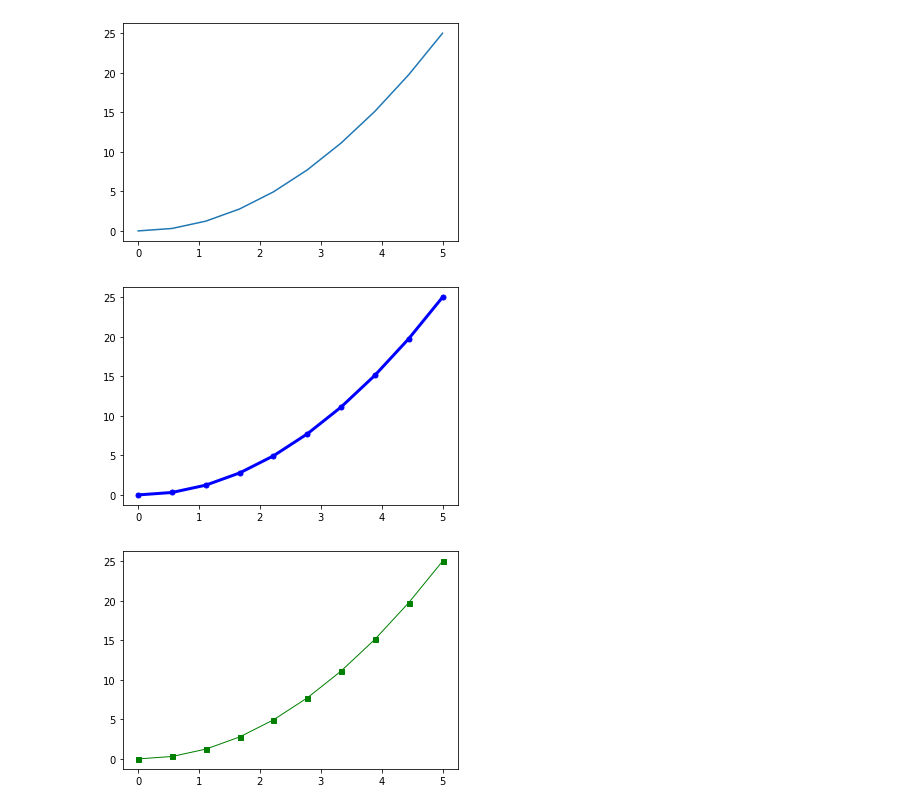
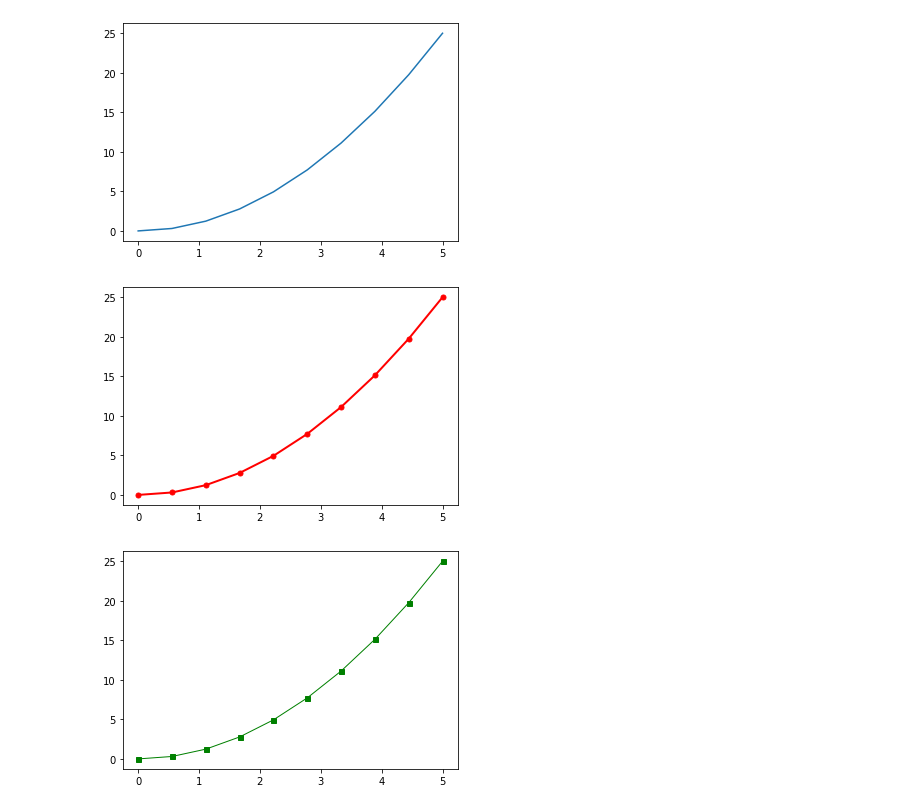
Before and after one commit to da-in/data-analysis-visualization, a Jupyter notebook: Analysis & Visualization/matplot_practice.ipynb, the cells around one changed output. Drawn from its saved outputs; the diff is of its cells as text; code cells hidden in the pictures.

```diff
--- a/Analysis & Visualization/matplot_practice.ipynb
+++ b/Analysis & Visualization/matplot_practice.ipynb
@@ -168,14 +177,14 @@ plt.show()
 # %%
 import numpy as np
 import matplotlib.pyplot as plt
 
 x = np.linspace(0,5,10)
 y = x**2
-plt.plot(x,y, "bo-",linewidth=3, markersize=5)
+plt.plot(x,y, "ro-",linewidth=2, markersize=5)
 # 라인과 마커
 plt.show()
 # %% [output]
-[figure, old version]
+[figure, new version]
 # %%
 import numpy as np
 import matplotlib.pyplot as plt
```
Also changed, not shown: parts of 10 cells of this notebook, 15 other files.
